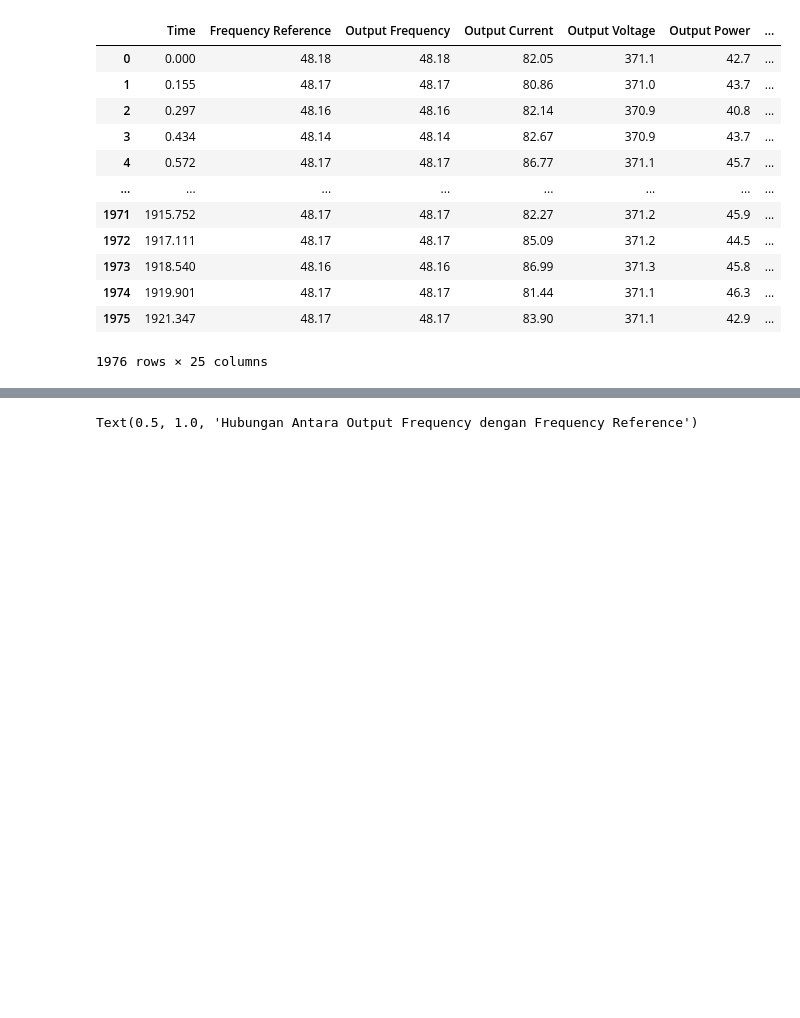
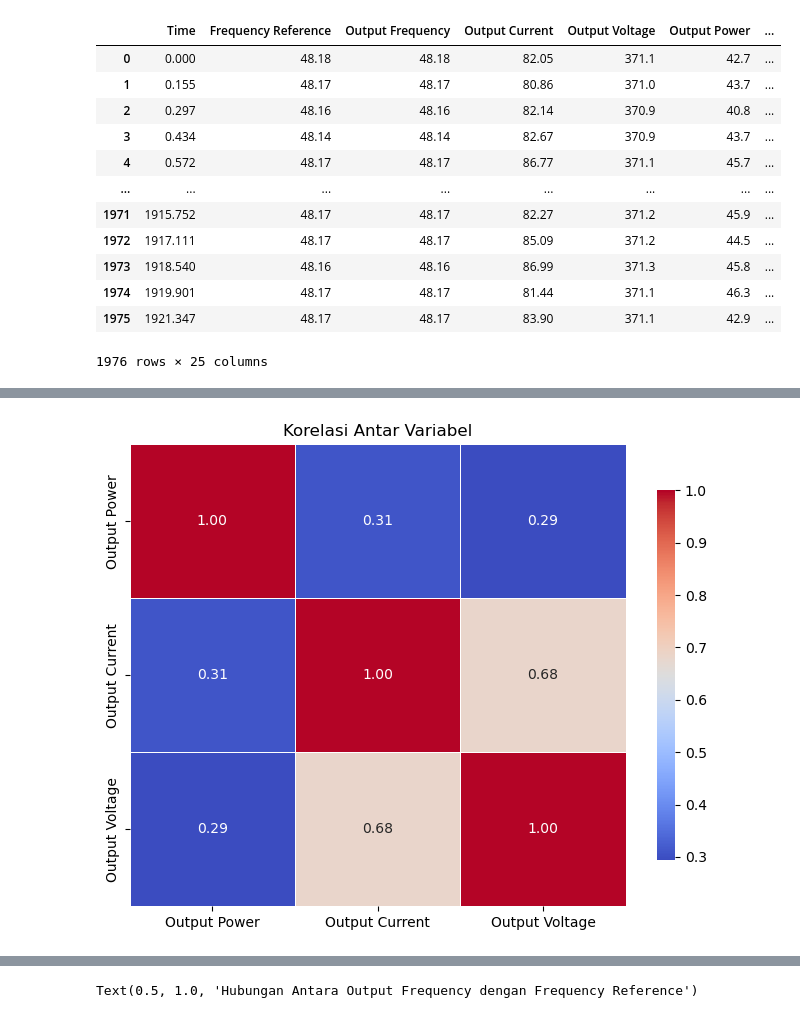
Before and after one commit to zen87-byte/3-phase-motor-analysis-using-artificial-intelligence, a Jupyter notebook: SPU1_flir.ipynb, the cells around one changed output, grey strips where cells are left out. Drawn from its saved outputs; the diff is of its cells as text; code cells hidden in the pictures; blank space fills up the shorter version.

```diff
--- a/SPU1_flir.ipynb
+++ b/SPU1_flir.ipynb
@@ -101 +73,20 @@ plt.show()
+# %%
+filtered_cols = ["Output Power", "Output Current", "Output Voltage"]
+filtered_df1 = df1[filtered_cols]
+
+# Menghitung korelasi
+corr = filtered_df1.corr()
+
+# Reordering agar Output Power di kiri, Current & Voltage di bawahnya
+corr = corr.loc[["Output Power", "Output Current", "Output Voltage"],
+                ["Output Power", "Output Current", "Output Voltage"]]
+
+# Plot heatmap
+plt.figure(figsize=(8, 6))
+sns.heatmap(corr, annot=True, cmap='coolwarm', fmt=".2f", linewidths=0.5,
+            xticklabels=True, yticklabels=True, cbar_kws={"shrink": 0.8})
+plt.title('Korelasi Antar Variabel')
+plt.show()
+# %% [output]
+[figure, added]
 # %%
```
Also changed, not shown: parts of 26 cells of this notebook, 24 other files.
